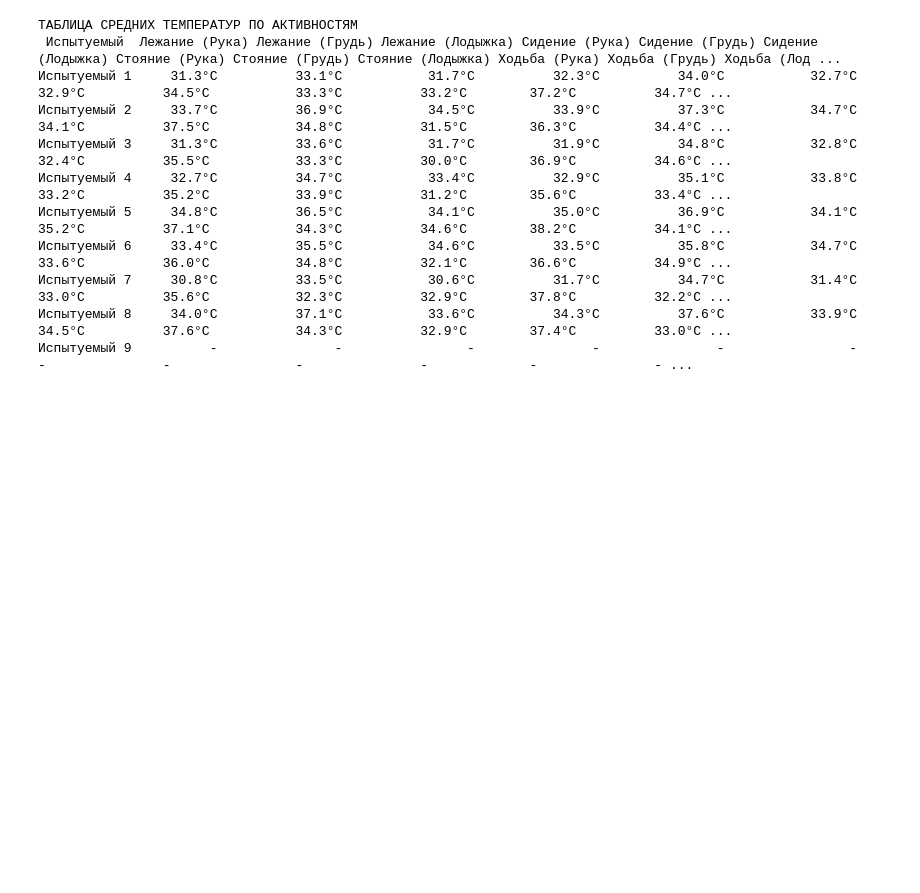
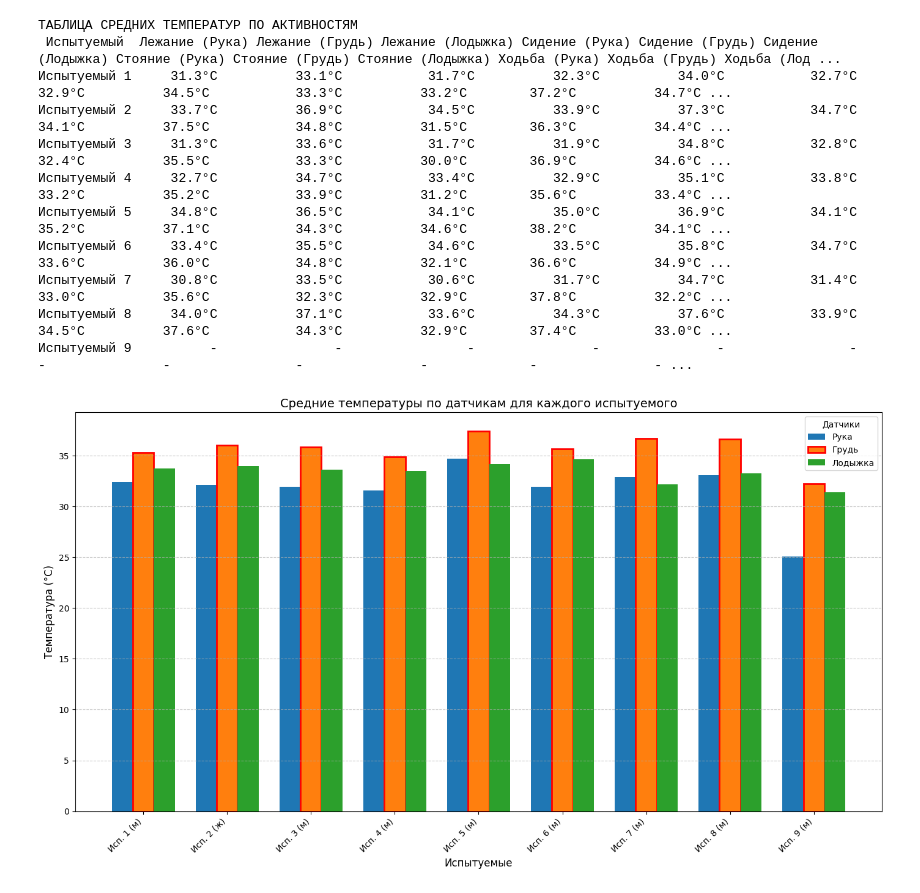
Before and after one commit to Nikichop/PAMAP2_analysis, a Jupyter notebook: PAMAP2.ipynb, the cells around one changed output. Saved outputs shown, nothing was run; the diff lists cells and outputs as text; code cells hidden in the pictures; blank space fills up the shorter version.

```diff
--- a/PAMAP2.ipynb
+++ b/PAMAP2.ipynb
@@ -290,3 +387,53 @@ print(result_df.to_string(index=False, max_colwidth=20, justify='center'))
 Испытуемый 7     30.8°C          33.5°C           30.6°C          31.7°C          34.7°C           31.4°C          33.0°C          35.6°C           32.3°C          32.9°C        37.8°C          32.2°C ...
 Испытуемый 8     34.0°C          37.1°C           33.6°C          34.3°C          37.6°C           33.9°C          34.5°C          37.6°C           34.3°C          32.9°C        37.4°C          33.0°C ...
 Испытуемый 9          -               -                -               -               -                -               -               -                -               -             -               - ...
+# %%
+# Собираем средние температуры по всем активностям для каждого субъекта
+subject_data = []
+for subj_id, (file_path, stats) in enumerate(temperature_results.items()):
+    # Фильтруем валидные активности
+    valid_stats = stats[stats.activityID.isin(activity_names.keys())]
+
+    # Собираем средние значения по всем активностям для каждого датчика
+    sensor_means = {
+        'Рука': valid_stats['IMU_hand_temperature'].mean(),
+        'Грудь': valid_stats['IMU_chest_temperature'].mean(),
+        'Лодыжка': valid_stats['IMU_ankle_temperature'].mean()
+    }
+
+    subject_data.append({
+        'subject': f"Исп. {subj_id+1} ({'ж' if subj_id == 1 else 'м'})",
+        **sensor_means
+    })
+
+df = pd.DataFrame(subject_data).set_index('subject')
+
+fig, ax = plt.subplots(figsize=(14, 8))
+bar_width = 0.25
+x = np.arange(len(df))
+
+colors = ['#1f77b4', '#ff7f0e', '#2ca02c']
+
+for i, sensor in enumerate(['Рука', 'Грудь', 'Лодыжка']):
+    ax.bar(x + i*bar_width,
+           df[sensor],
+           width=bar_width,
+           label=sensor,
+           color=colors[i])
+
+for bar in ax.patches[len(df)*1:len(df)*2]:
+    bar.set_edgecolor('red')
+    bar.set_linewidth(2)
+
+ax.set_title('Средние температуры по датчикам для каждого испытуемого', fontsize=14)
+ax.set_xlabel('Испытуемые', fontsize=12)
+ax.set_ylabel('Температура (°C)', fontsize=12)
+ax.set_xticks(x + bar_width)
+ax.set_xticklabels(df.index, rotation=45, ha='right')
+ax.legend(title='Датчики')
+ax.grid(axis='y', linestyle='--', alpha=0.7)
+
+plt.tight_layout()
+plt.show()
+# %% [output]
+[figure, added]
```
Also changed, not shown: parts of 4 cells of this notebook.
